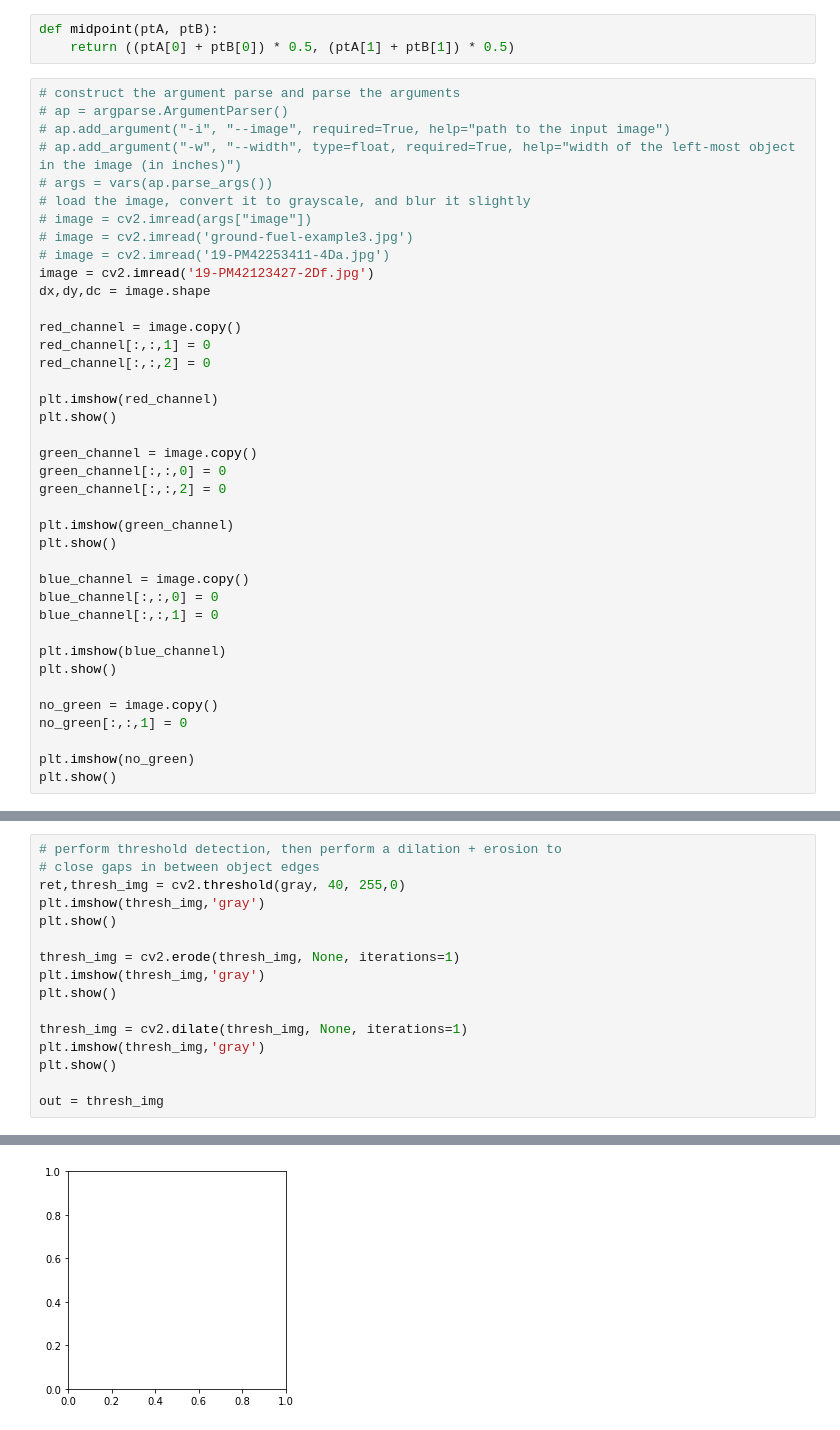
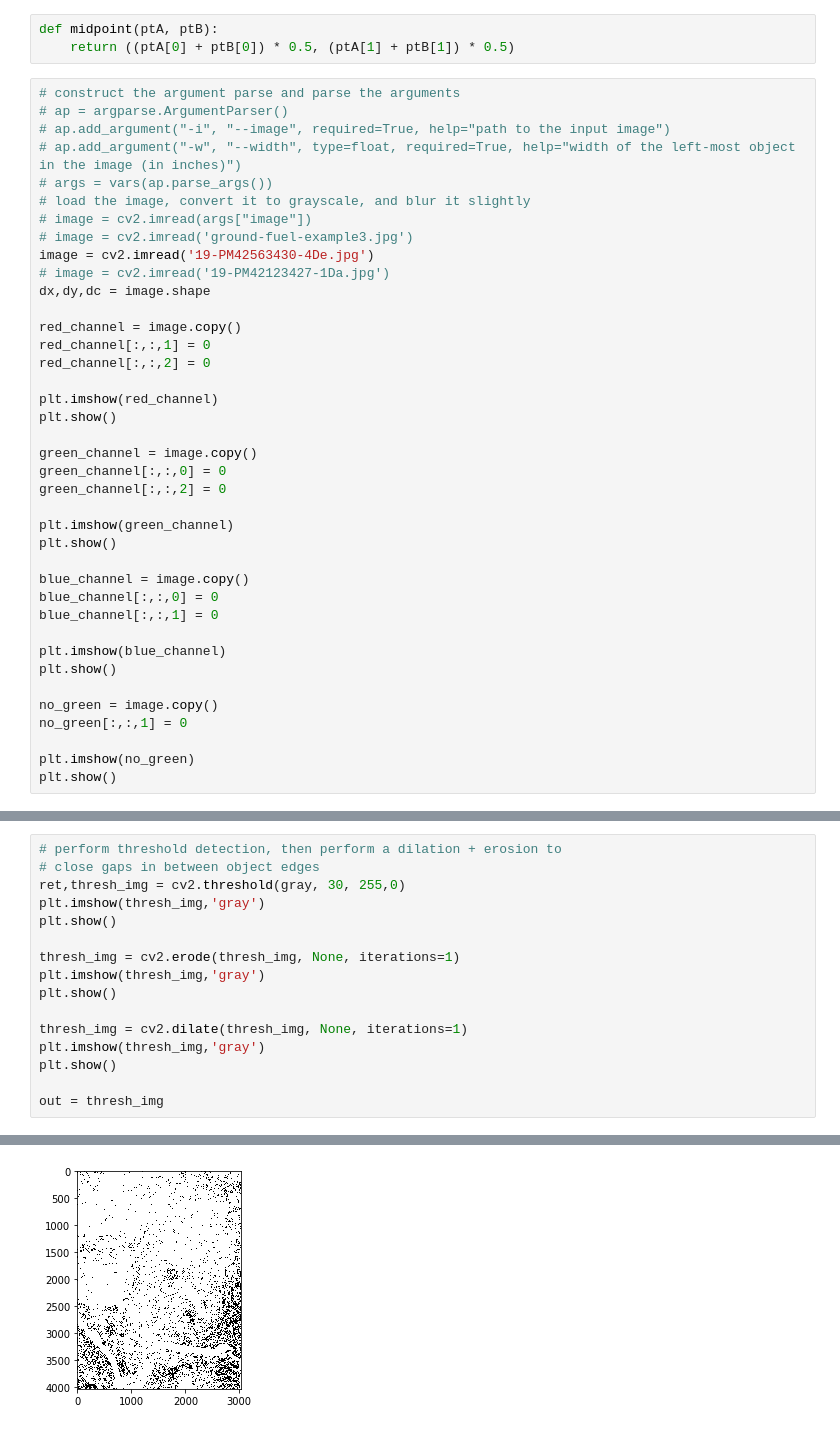
Before and after one commit to linjianxiang/Ground_fuel, a Jupyter notebook: dead_wood_rm_white.ipynb, the cells around one changed output, grey strips where cells are left out. Drawn from its saved outputs; the diff is of its cells as text.

```diff
--- a/dead_wood_rm_white.ipynb
+++ b/dead_wood_rm_white.ipynb
@@ -20,8 +20,8 @@ def midpoint(ptA, ptB):
 # load the image, convert it to grayscale, and blur it slightly
 # image = cv2.imread(args["image"])
 # image = cv2.imread('ground-fuel-example3.jpg')
-# image = cv2.imread('19-PM42253411-4Da.jpg')
-image = cv2.imread('19-PM42123427-2Df.jpg')
+image = cv2.imread('19-PM42563430-4De.jpg')
+# image = cv2.imread('19-PM42123427-1Da.jpg')
 dx,dy,dc = image.shape
 
 red_channel = image.copy()
@@ -78,7 +111,7 @@ plt.show()
 # %%
 # perform threshold detection, then perform a dilation + erosion to
 # close gaps in between object edges
-ret,thresh_img = cv2.threshold(gray, 40, 255,0)
+ret,thresh_img = cv2.threshold(gray, 30, 255,0)
 plt.imshow(thresh_img,'gray')
 plt.show()
 
@@ -96 +128 @@ TypeError: Image data of dtype object cannot be converted to float
-[figure, old version]
+[figure, new version]
```
Also changed, not shown: parts of 14 cells of this notebook.
